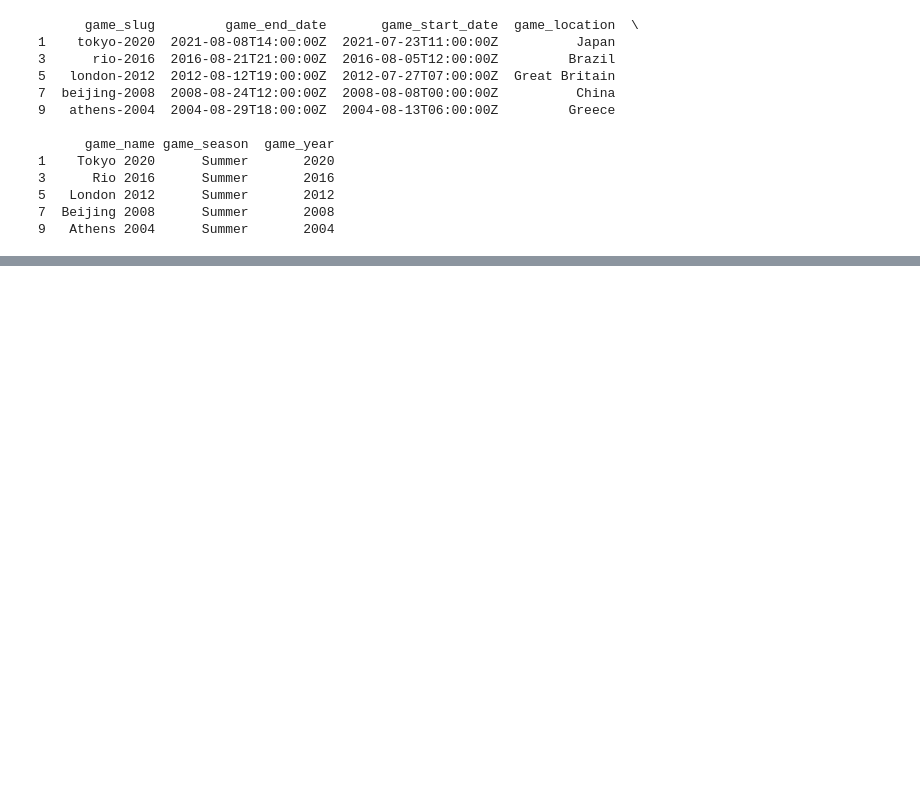
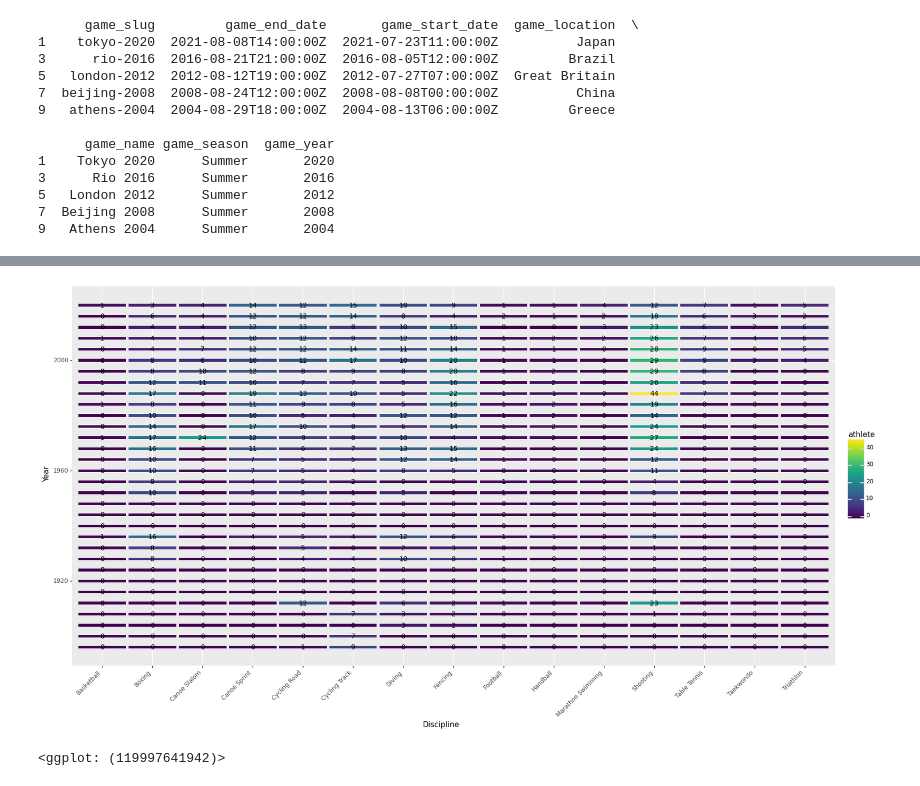
Before and after one commit to brmuloot/Jeux-Olympiques, a Jupyter notebook: Jeux_olympiques.ipynb, the cells around one changed output, grey strips where cells are left out. Drawn from its saved outputs; the diff is of its cells as text; code cells hidden in the pictures; blank space fills up the shorter version.

```diff
--- a/Jeux_olympiques.ipynb
+++ b/Jeux_olympiques.ipynb
@@ -240,0 +332,10 @@ data_athlete_medaille
+# %%
+discipline = list(data.discipline_title.unique())
+test = discipline[0:15]
+year = []
+for i in range(1896,2024,4):
+    for j in range(len(test)):
+        year.append(i)
+print(len(year), len(test)*32)
+new_data = pd.DataFrame(test*32, columns = ["Discipline"])
+new_data = new_data.assign(Year = year)
@@ -240,0 +364,19 @@ data_athlete_medaille
+# %%
+data[(data.discipline_title == "Trampoline")]
+tot_athlete = []
+for i in range(len(new_data)):
+    tot_athlete.append(len(data[(data.discipline_title == new_data.Discipline.iloc[i]) &
+                           (data.game_year == new_data.Year.iloc[i])]))
+data_fin = new_data.assign(athlete = tot_athlete)
+# %%
+(
+    p9.ggplot(data = data_fin, mapping = p9.aes(x = "Discipline", y = "Year", fill = "athlete"))
+    + p9.geom_tile(p9.aes(width=.95,height=.95))
+    + p9.geom_text(p9.aes(label='athlete'),size=10)
+    + p9.theme(axis_text_x = p9.element_text(angle=45, hjust=1))
+    + p9.theme(figure_size=(20,10))
+
+)
+# %% [output]
+[figure, added]
+<ggplot: (119997641942)>
```
Also changed, not shown: parts of 16 cells of this notebook.
